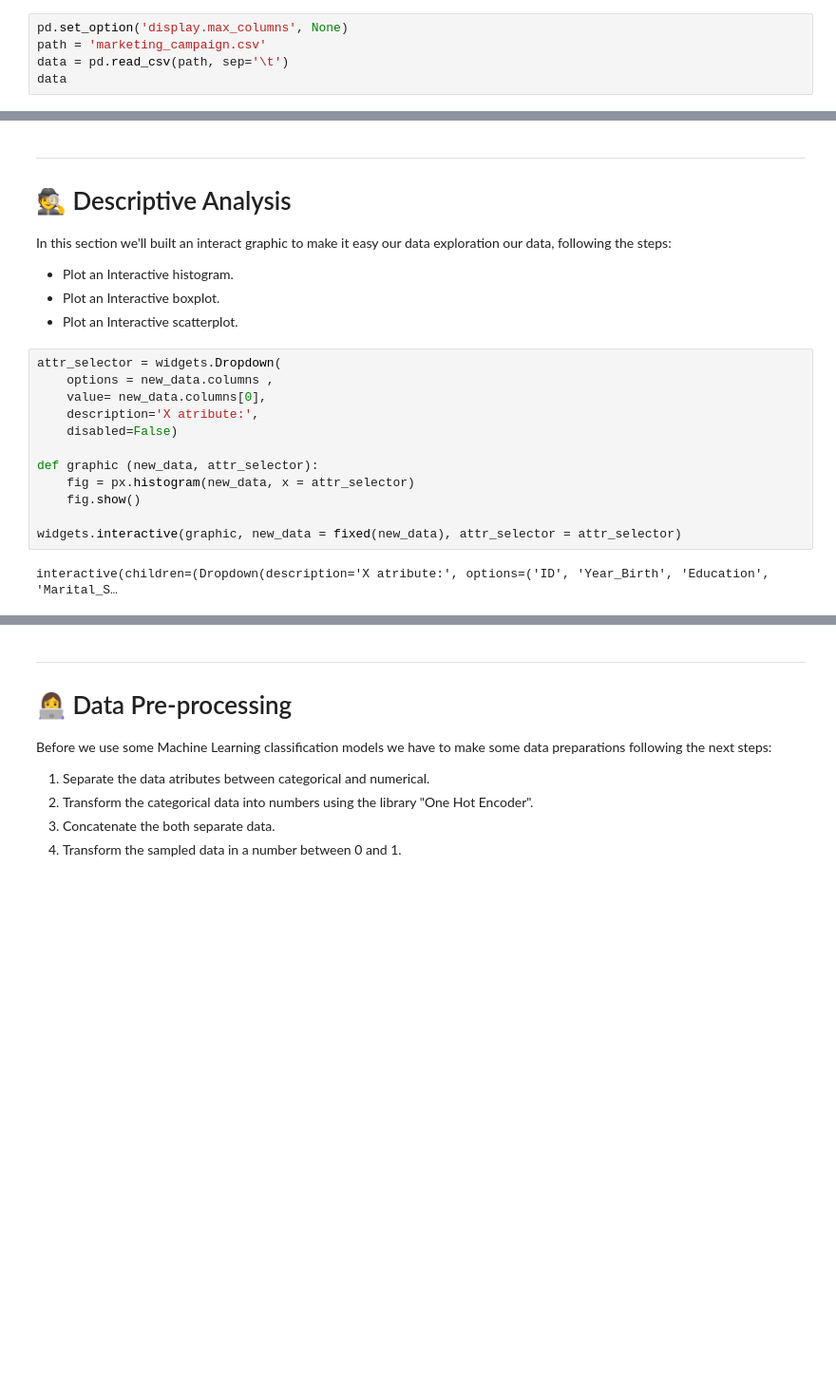
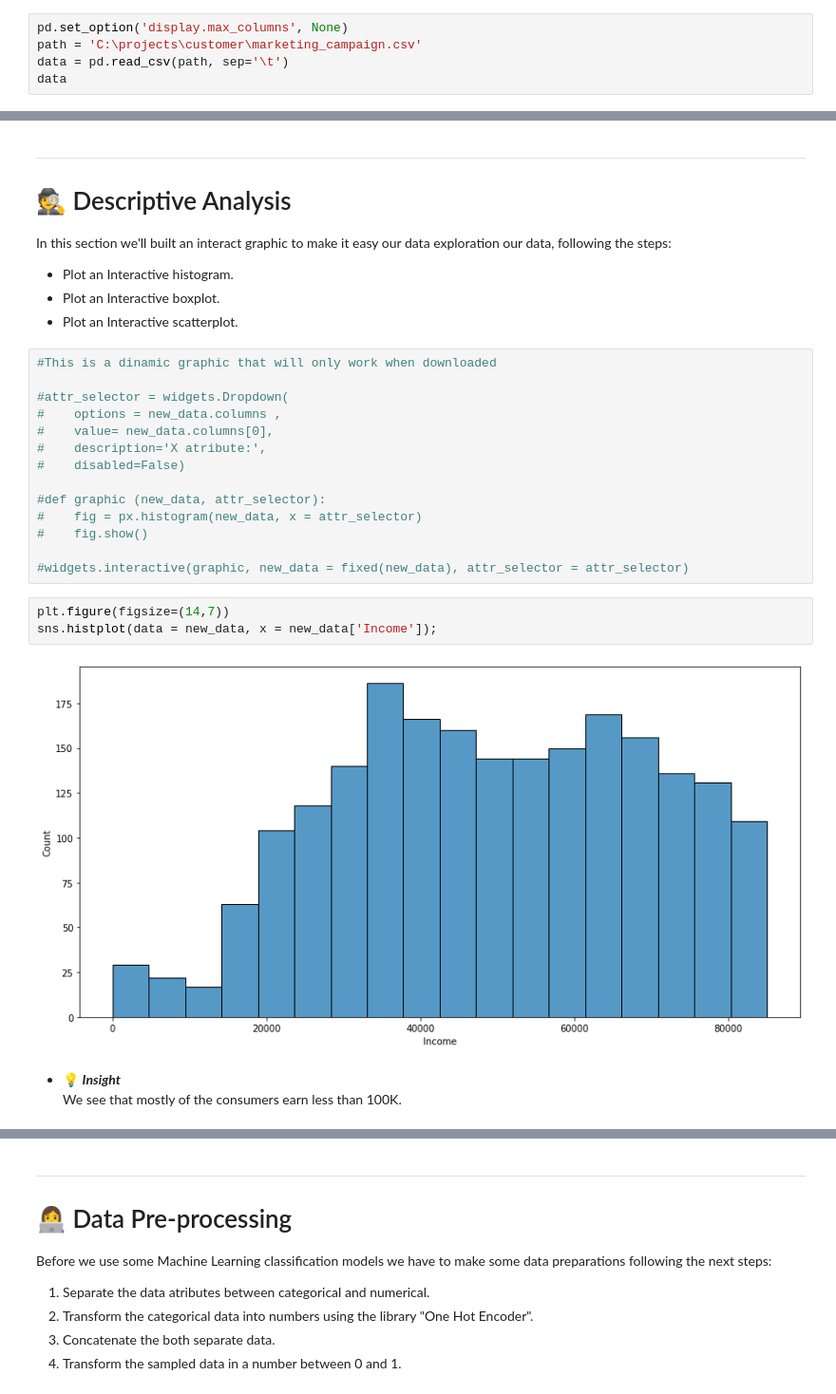
Before and after one commit to denisshiki/Customer-Analysis, a Jupyter notebook: client_behavior.ipynb, the cells around one changed output, grey strips where cells are left out. Shown: that part at 95% size. Saved outputs shown, nothing was run; the diff lists cells and outputs as text; blank space fills up the shorter version.

```diff
--- a/client_behavior.ipynb
+++ b/client_behavior.ipynb
@@ -14,7 +14,7 @@ import numpy as np
 <p>In this section we're gona give an overview of the data to see his columns, what kind of type each attributes have and to see if there is missing or Null data. </p>
 # %%
 pd.set_option('display.max_columns', None)
-path = 'marketing_campaign.csv'
+path = 'C:\projects\customer\marketing_campaign.csv'
 data = pd.read_csv(path, sep='\t')
 data
 # %% [output]
@@ -134,17 +134,25 @@ In this section we'll built an interact graphic to make it easy our data explora
 <li>Plot an Interactive scatterplot.</li>
 </ul>
 # %%
-attr_selector = widgets.Dropdown(
-    options = new_data.columns ,
-    value= new_data.columns[0],
-    description='X atribute:',
-    disabled=False)
+#This is a dinamic graphic that will only work when downloaded
 
-def graphic (new_data, attr_selector):
-    fig = px.histogram(new_data, x = attr_selector)
-    fig.show()
+#attr_selector = widgets.Dropdown(
+#    options = new_data.columns ,
+#    value= new_data.columns[0],
+#    description='X atribute:',
+#    disabled=False)
 
-widgets.interactive(graphic, new_data = fixed(new_data), attr_selector = attr_selector)
+#def graphic (new_data, attr_selector):
+#    fig = px.histogram(new_data, x = attr_selector)
+#    fig.show()
+
+#widgets.interactive(graphic, new_data = fixed(new_data), attr_selector = attr_selector)
-# %% [output]
-interactive(children=(Dropdown(description='X atribute:', options=('ID', 'Year_Birth', 'Education', 'Marital_S…
+# %%
+plt.figure(figsize=(14,7))
+sns.histplot(data = new_data, x = new_data['Income']);
+# %% [output]
+[figure, added]
+# %% [markdown]
+ - 💡 ***Insight*** <br>
+We see that mostly of the consumers earn less than 100K.
 # %%
```
Also changed, not shown: parts of 12 cells of this notebook.
